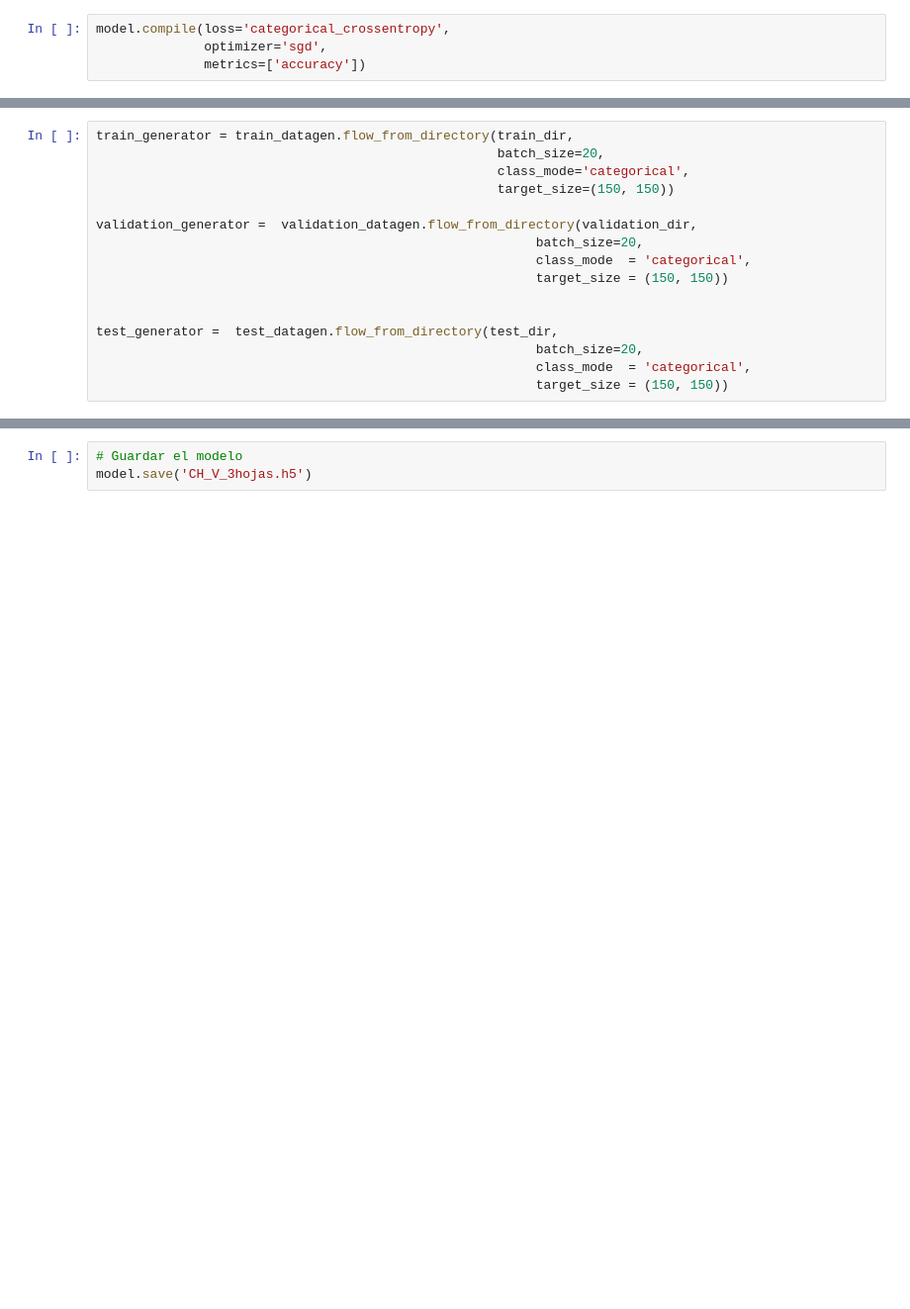
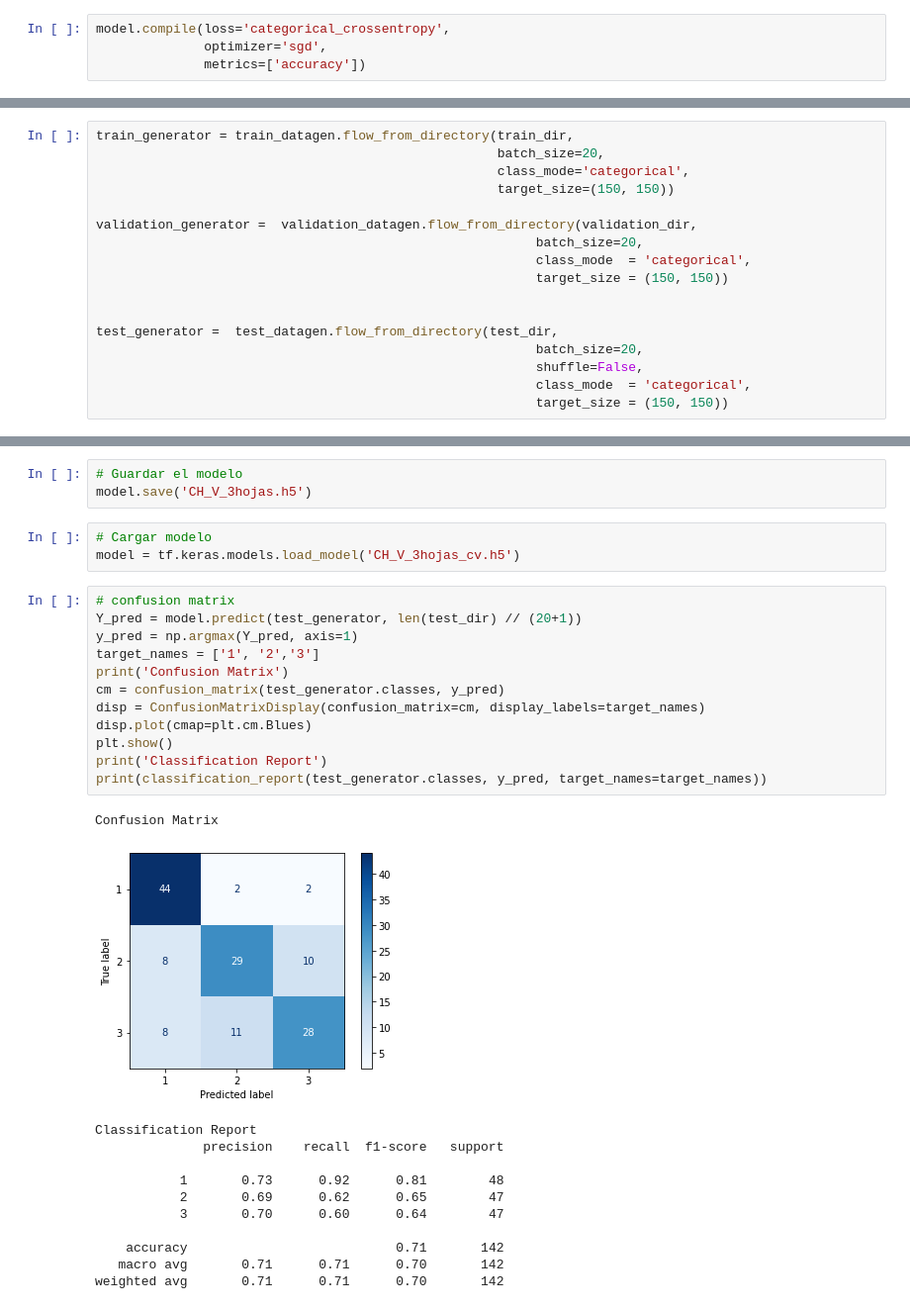
Before and after one commit to fergarfer1/TFGfgf, a Jupyter notebook: CH_V_3hojas.ipynb, the cells around one changed output, grey strips where cells are left out. Shown: that part at 99% size. Drawn from its saved outputs; the diff is of its cells as text; blank space fills up the shorter version.

```diff
--- a/CH_V_3hojas.ipynb
+++ b/CH_V_3hojas.ipynb
@@ -342,6 +255,7 @@ validation_generator =  validation_datagen.flow_from_directory(validation_dir,
 
 test_generator =  test_datagen.flow_from_directory(test_dir,
                                                          batch_size=20,
+                                                         shuffle=False,
                                                          class_mode  = 'categorical',
                                                          target_size = (150, 150))
 # %% [output]
@@ -425,3 +339,31 @@ Test Accuracy: 0.7688171863555908
-# %%
-# Guardar el modelo
-model.save('CH_V_3hojas.h5')
+# %%
+# Guardar el modelo
+model.save('CH_V_3hojas.h5')
+# %%
+# Cargar modelo
+model = tf.keras.models.load_model('CH_V_3hojas_cv.h5')
+# %%
+# confusion matrix
+Y_pred = model.predict(test_generator, len(test_dir) // (20+1))
+y_pred = np.argmax(Y_pred, axis=1)
+target_names = ['1', '2','3']
+print('Confusion Matrix')
+cm = confusion_matrix(test_generator.classes, y_pred)
+disp = ConfusionMatrixDisplay(confusion_matrix=cm, display_labels=target_names)
+disp.plot(cmap=plt.cm.Blues)
+plt.show()
+print('Classification Report')
+print(classification_report(test_generator.classes, y_pred, target_names=target_names))
+# %% [output]
+Confusion Matrix
+[figure, added]
+Classification Report
+              precision    recall  f1-score   support
+
+           1       0.73      0.92      0.81        48
+           2       0.69      0.62      0.65        47
+           3       0.70      0.60      0.64        47
+
+    accuracy                           0.71       142
+   macro avg       0.71      0.71      0.70       142
+weighted avg       0.71      0.71      0.70       142
```
Also changed, not shown: parts of 18 cells of this notebook, 1 other file.
